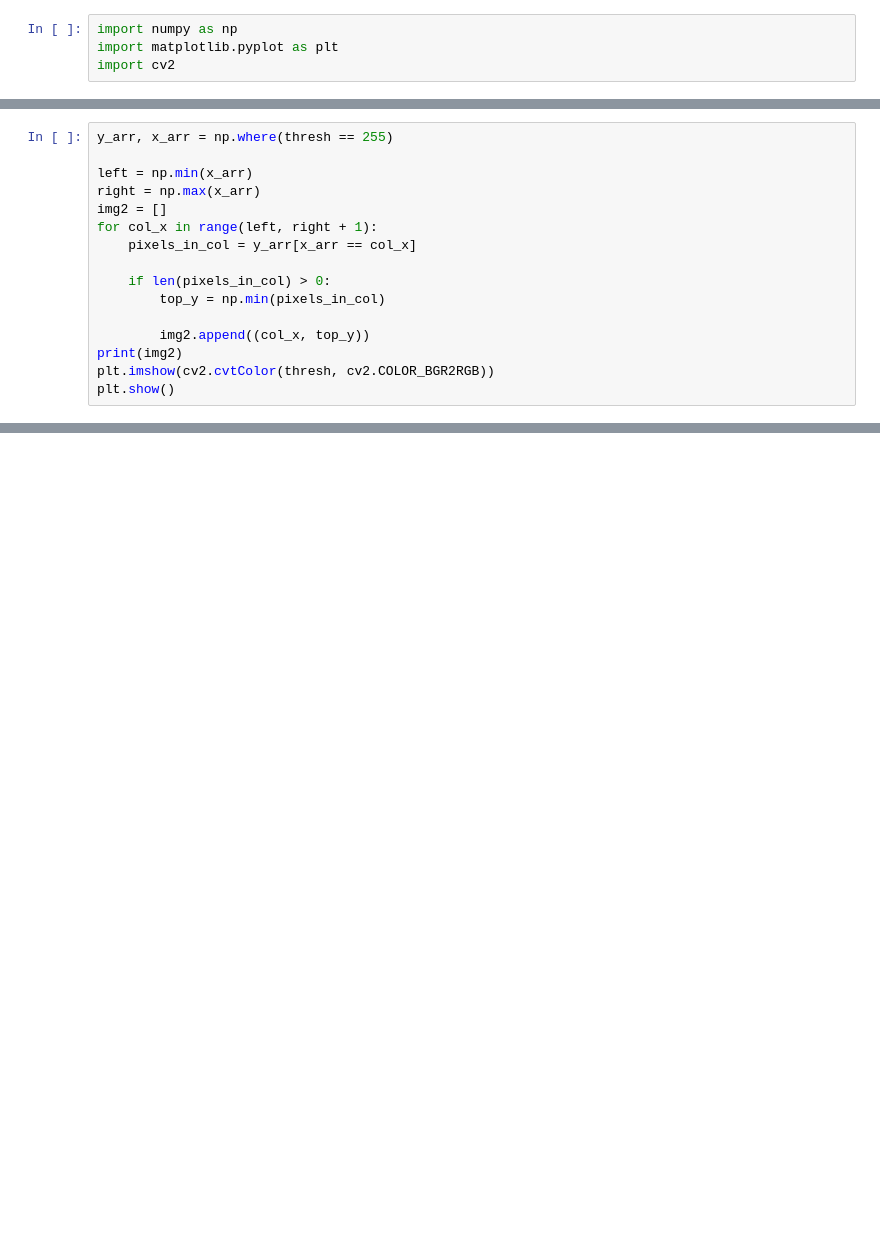
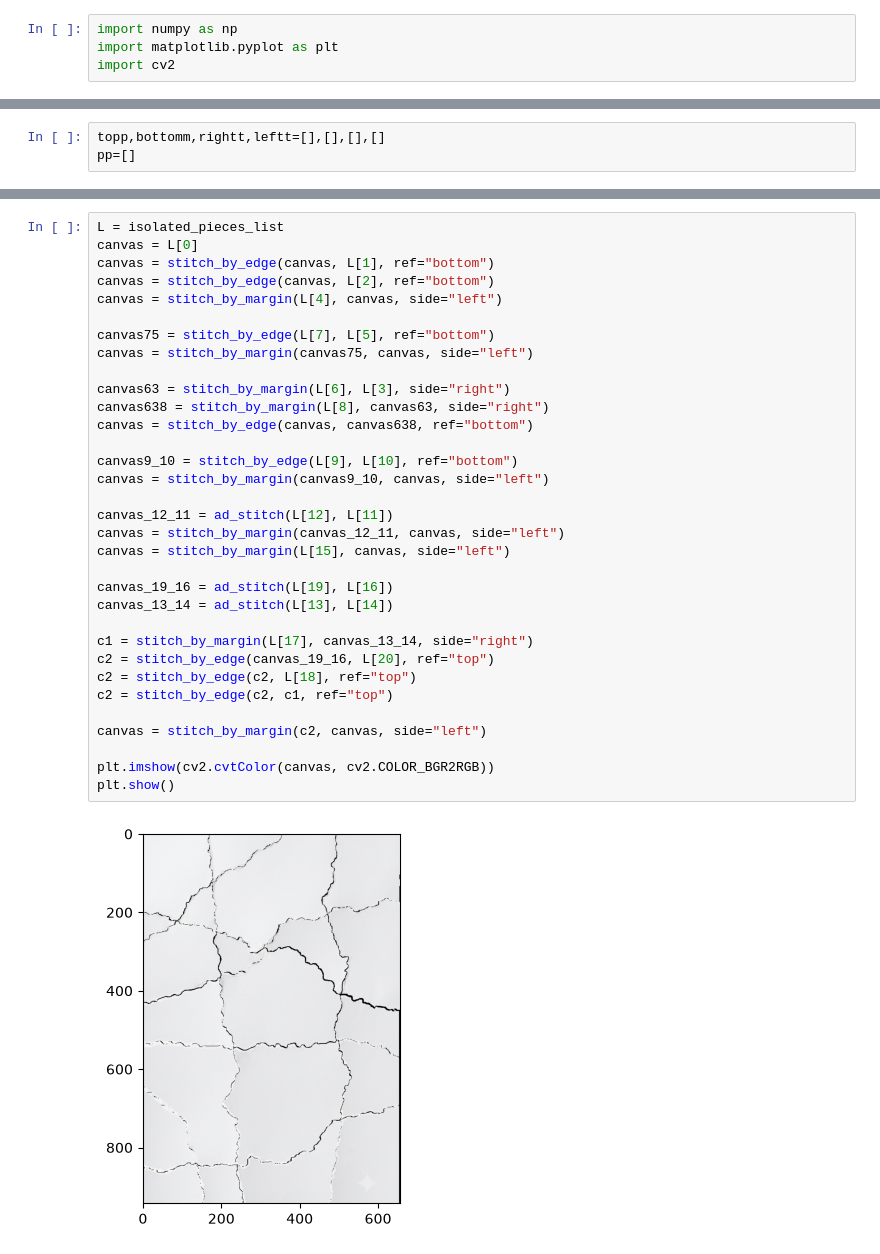
Before and after one commit to mohsinsaeed06/Intern, a Jupyter notebook: test.ipynb, the cells around one changed output, grey strips where cells are left out. Drawn from its saved outputs; the diff is of its cells as text; blank space fills up the shorter version.

```diff
--- a/test.ipynb
+++ b/test.ipynb
@@ -151,16 +5,3 @@ plt.show()
-# %%
-y_arr, x_arr = np.where(thresh == 255)
-
-left = np.min(x_arr)
-right = np.max(x_arr)
-img2 = []
-for col_x in range(left, right + 1):
-    pixels_in_col = y_arr[x_arr == col_x]
-
-    if len(pixels_in_col) > 0:
-        top_y = np.min(pixels_in_col)
-
-        img2.append((col_x, top_y))
-print(img2)
-plt.imshow(cv2.cvtColor(thresh, cv2.COLOR_BGR2RGB))
-plt.show()
+# %%
+topp,bottomm,rightt,leftt=[],[],[],[]
+pp=[]
@@ -166,0 +389,35 @@ plt.show()
+# %%
+L = isolated_pieces_list
+canvas = L[0]
+canvas = stitch_by_edge(canvas, L[1], ref="bottom")
+canvas = stitch_by_edge(canvas, L[2], ref="bottom")
+canvas = stitch_by_margin(L[4], canvas, side="left")
+
+canvas75 = stitch_by_edge(L[7], L[5], ref="bottom")
+canvas = stitch_by_margin(canvas75, canvas, side="left")
+
+canvas63 = stitch_by_margin(L[6], L[3], side="right")
+canvas638 = stitch_by_margin(L[8], canvas63, side="right")
+canvas = stitch_by_edge(canvas, canvas638, ref="bottom")
+
+canvas9_10 = stitch_by_edge(L[9], L[10], ref="bottom")
+canvas = stitch_by_margin(canvas9_10, canvas, side="left")
+
+canvas_12_11 = ad_stitch(L[12], L[11])
+canvas = stitch_by_margin(canvas_12_11, canvas, side="left")
+canvas = stitch_by_margin(L[15], canvas, side="left")
+
+canvas_19_16 = ad_stitch(L[19], L[16])
+canvas_13_14 = ad_stitch(L[13], L[14])
+
+c1 = stitch_by_margin(L[17], canvas_13_14, side="right")
+c2 = stitch_by_edge(canvas_19_16, L[20], ref="top")
+c2 = stitch_by_edge(c2, L[18], ref="top")
+c2 = stitch_by_edge(c2, c1, ref="top")
+
+canvas = stitch_by_margin(c2, canvas, side="left")
+
+plt.imshow(cv2.cvtColor(canvas, cv2.COLOR_BGR2RGB))
+plt.show()
+# %% [output]
+[figure, added]
```
Also changed, not shown: parts of 17 cells of this notebook, 7 other files.
